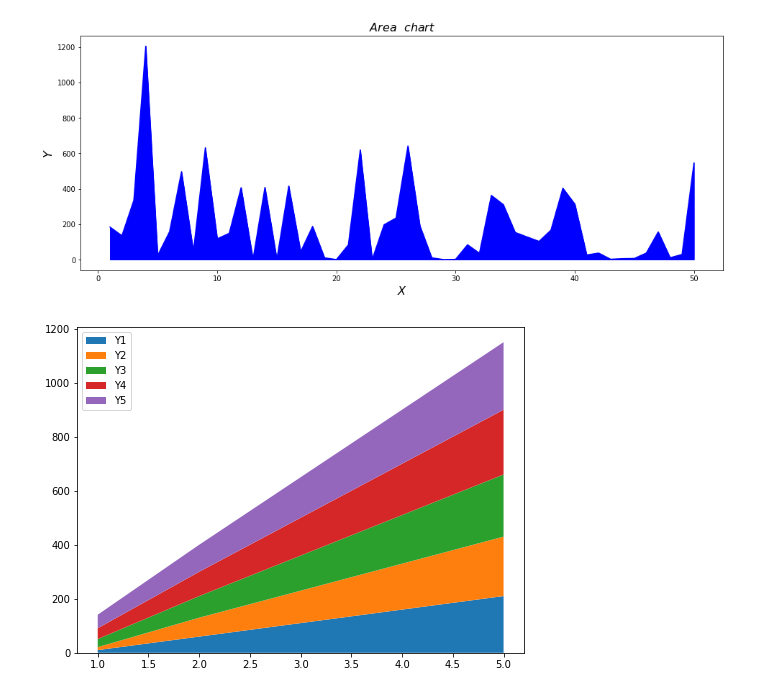
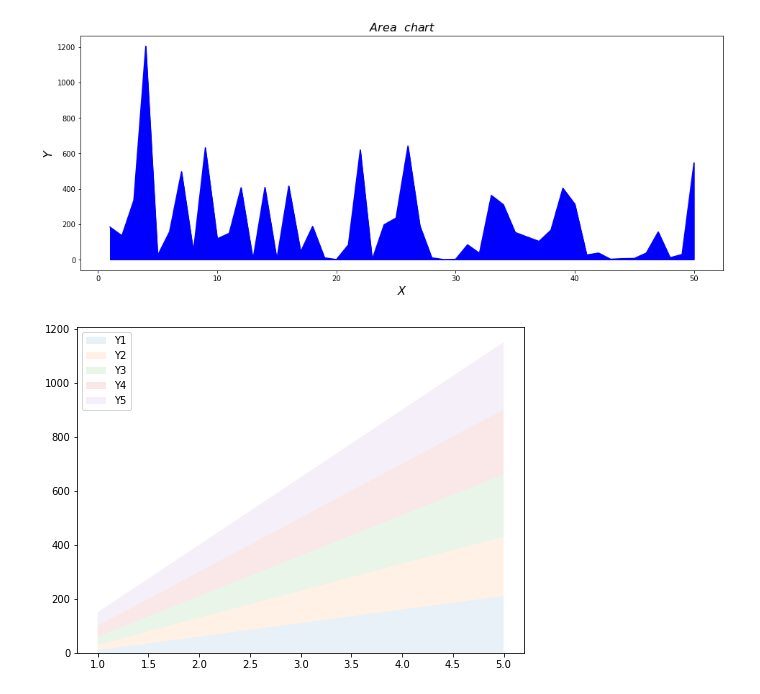
Before and after one commit to Madhu-Mitra/DS, a Jupyter notebook: Data visualization with matplotlib.ipynb, the cells around one changed output. Saved outputs shown, nothing was run; the diff lists cells and outputs as text; code cells hidden in the pictures.

```diff
--- a/Data visualization with matplotlib.ipynb
+++ b/Data visualization with matplotlib.ipynb
@@ -35,15 +35,15 @@ plt.show()
 # %%
 
 x=np.arange(1,6)
 y1 =  np.array([10,60,110,160,210])
-y2 = np.array([11,70,120,170,220])
-y3 = np.array([12,80,130,180,230])
+y2 = np.array([20,70,120,170,220])
+y3 = np.array([30,80,130,180,230])
 y4 = np.array([40,90,140,190,240])
 y5 = np.array([50,100,150,200,250])
 
 plt.figure(figsize=(8,6))
-plt.stackplot(x,y1,y2,y3,y4,y5, labels=['Y1','Y2','Y3','Y4','Y5'])
+plt.stackplot(x,y1,y2,y3,y4,y5, labels=['Y1','Y2','Y3','Y4','Y5'],alpha=0.1)
 plt.legend(loc='upper left')
 plt.show()
 # %% [output]
-[figure, old version]
+[figure, new version]
```
